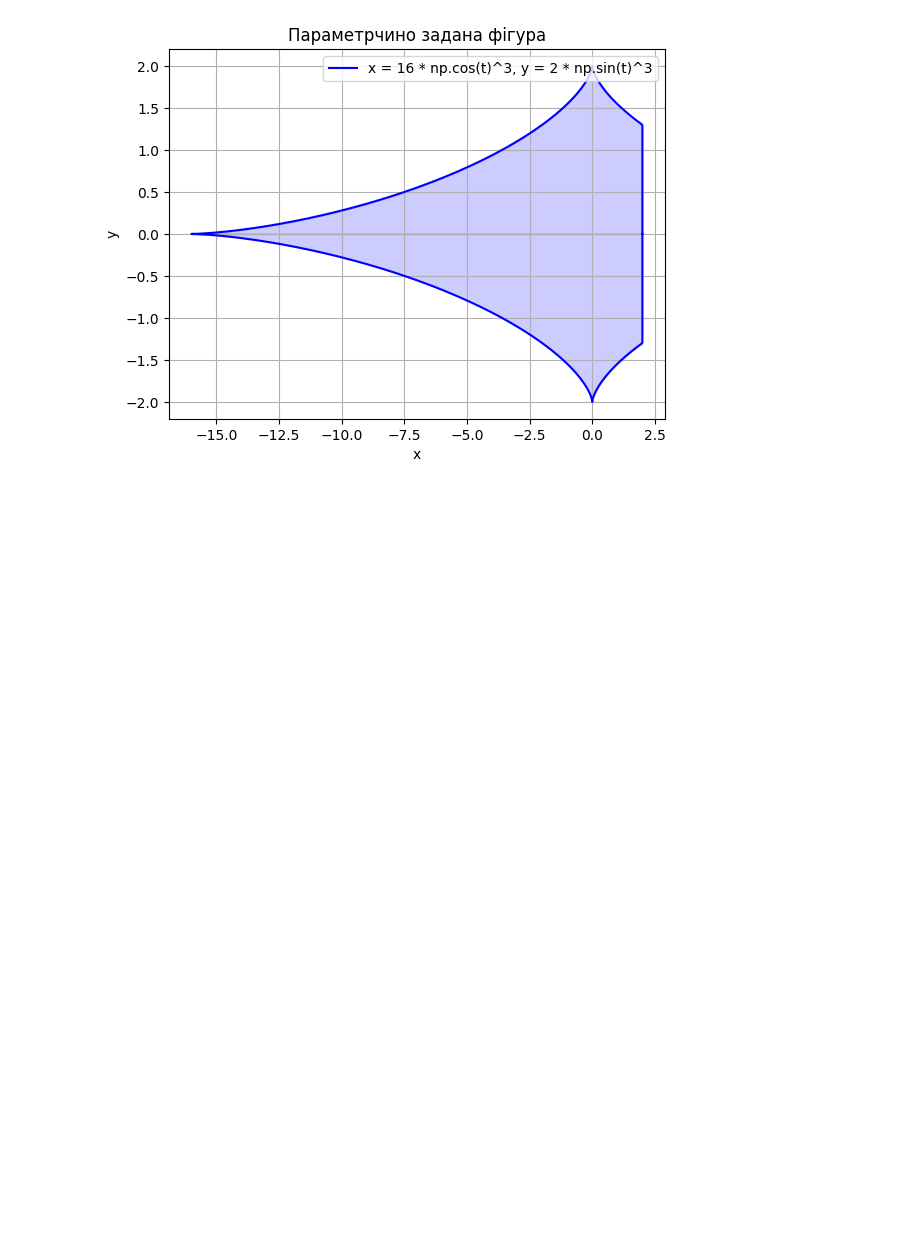
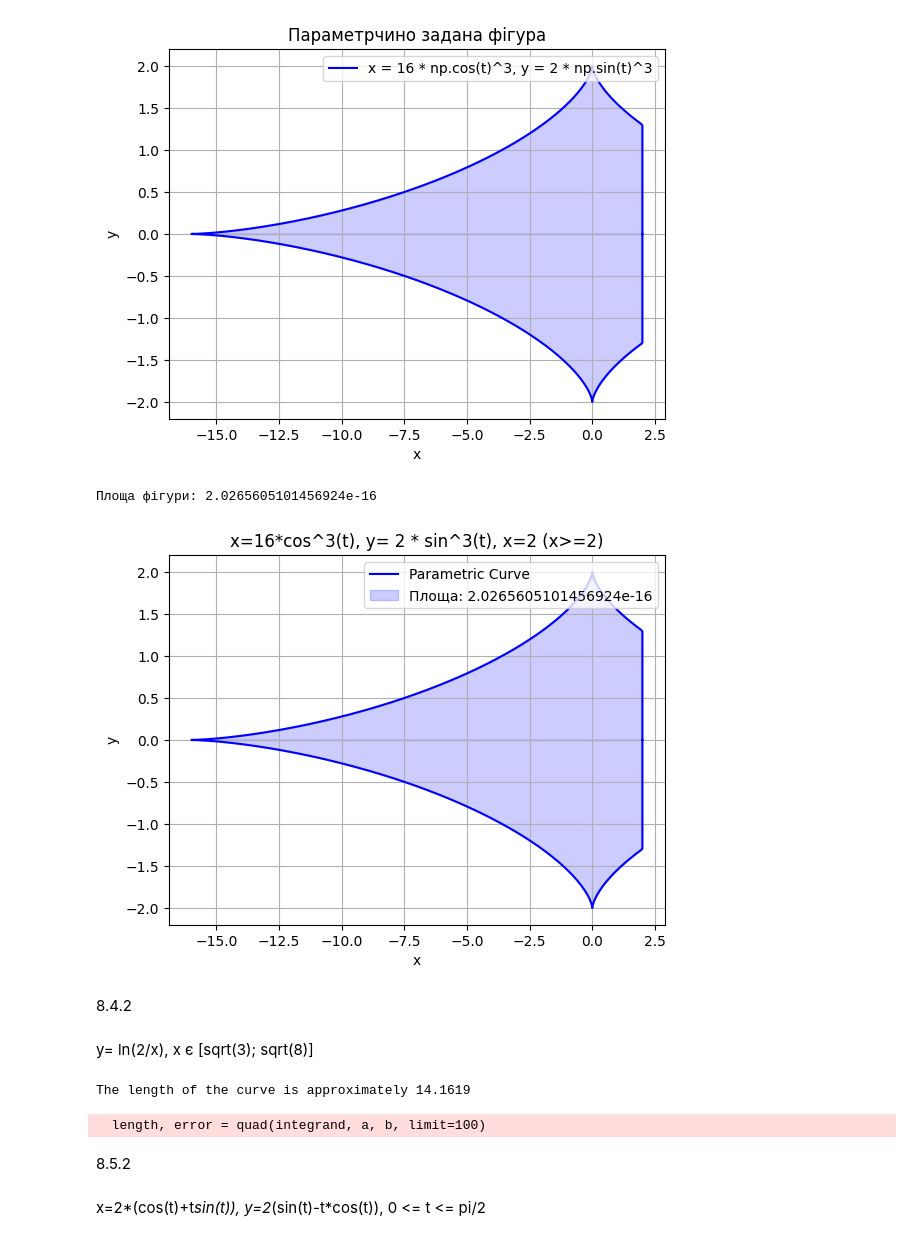
Before and after one commit to luiqor/applied_mathematics, a Jupyter notebook: lab7.ipynb, the cells around one changed output. Cells and saved outputs as stored; diff of their text form; code cells hidden in the pictures; blank space fills up the shorter version.

```diff
--- a/lab7.ipynb
+++ b/lab7.ipynb
@@ -276,3 +303,62 @@ plt.grid(True)
 plt.show()
 # %% [output]
 [figure]
+# %%
+import numpy as np
+import matplotlib.pyplot as plt
+from scipy.integrate import quad
+
+def area_integrand(t):
+    return 2 * np.sin(t)**3
+
+area, _ = quad(area_integrand, 0, 2 * np.pi)
+
+print(f'Площа фігури: {area}')
+
+t = np.linspace(0, 2 * np.pi, 1000)
+x = 16 * np.cos(t)**3
+y = 2 * np.sin(t)**3
+
+# x=2 where x>=2
+x[x >= 2] = 2
+
+plt.plot(x, y, label='Parametric Curve', color='blue')
+plt.fill_between(x, y, alpha=0.2, color='blue', label=f"Площа: {area}")
+
+plt.title('x=16*cos^3(t), y= 2 * sin^3(t), x=2 (x>=2)')
+plt.xlabel('x')
+plt.ylabel('y')
+plt.legend(loc='upper right')
+plt.grid(True)
+plt.show()
+# %% [output]
+Площа фігури: 2.0265605101456924e-16
+[figure, added]
+# %% [markdown]
+8.4.2
+# %% [markdown]
+y= ln(2/x), x є [sqrt(3); sqrt(8)]
+# %%
+import numpy as np
+from scipy.integrate import quad
+from numpy.lib.scimath import sqrt, log
+
+# Define the function to integrate
+def integrand(x):
+    dy_dx = -1 / (x * log(2/x))
+    return np.sqrt(1 + dy_dx**2)
+
+# Define the interval [sqrt(3), sqrt(8)]
+a, b = sqrt(3), sqrt(8)
+
+# Perform the integration
+length, error = quad(integrand, a, b, limit=100)
+
+print(f'The length of the curve is approximately {length:.4f}')
+# %% [output]
+The length of the curve is approximately 14.1619
+  length, error = quad(integrand, a, b, limit=100)
+# %% [markdown]
+8.5.2
+# %% [markdown]
+x=2*(cos(t)+t*sin(t)), y=2*(sin(t)-t*cos(t)), 0 <= t <= pi/2
```
Also changed, not shown: parts of 8 cells of this notebook.
